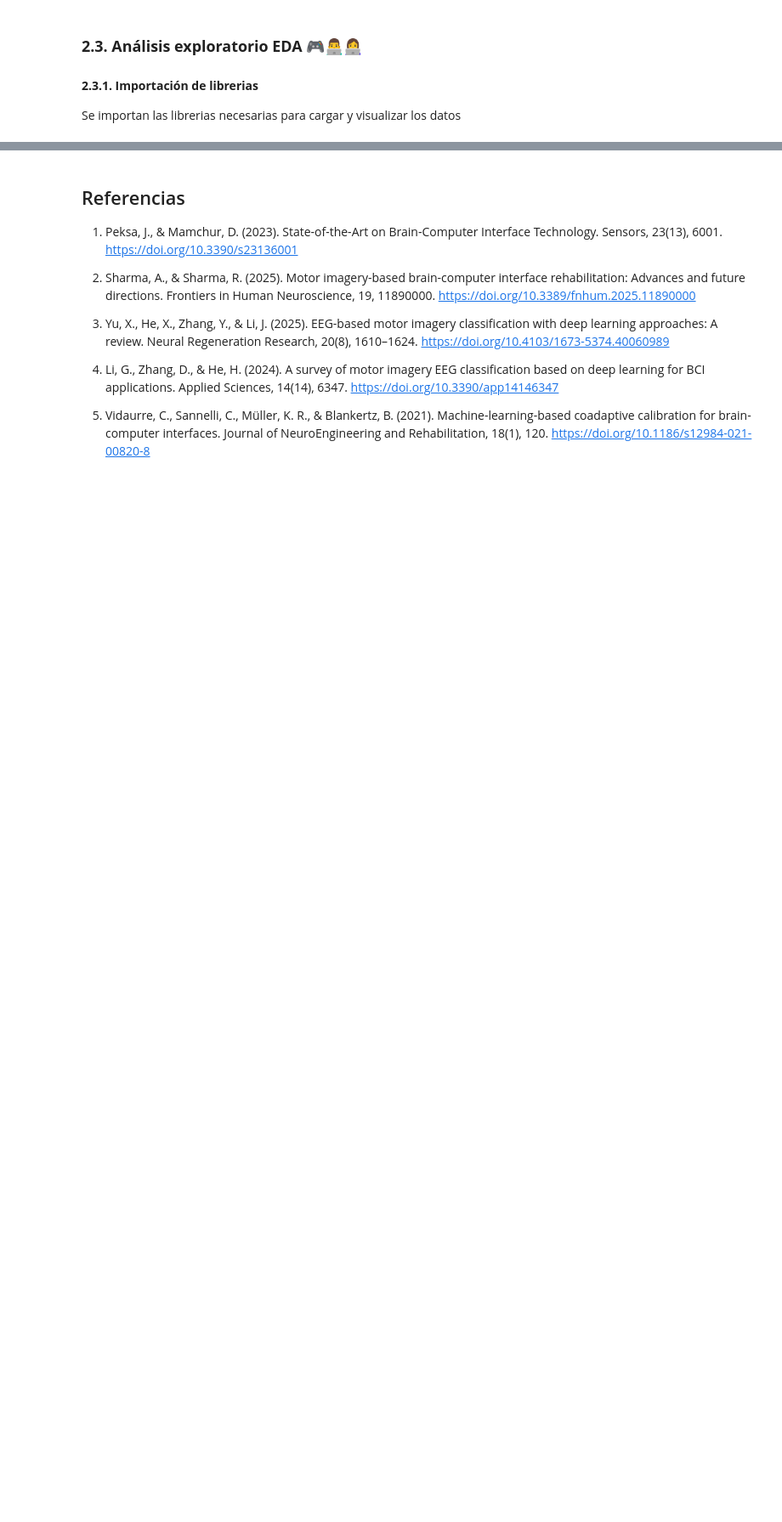
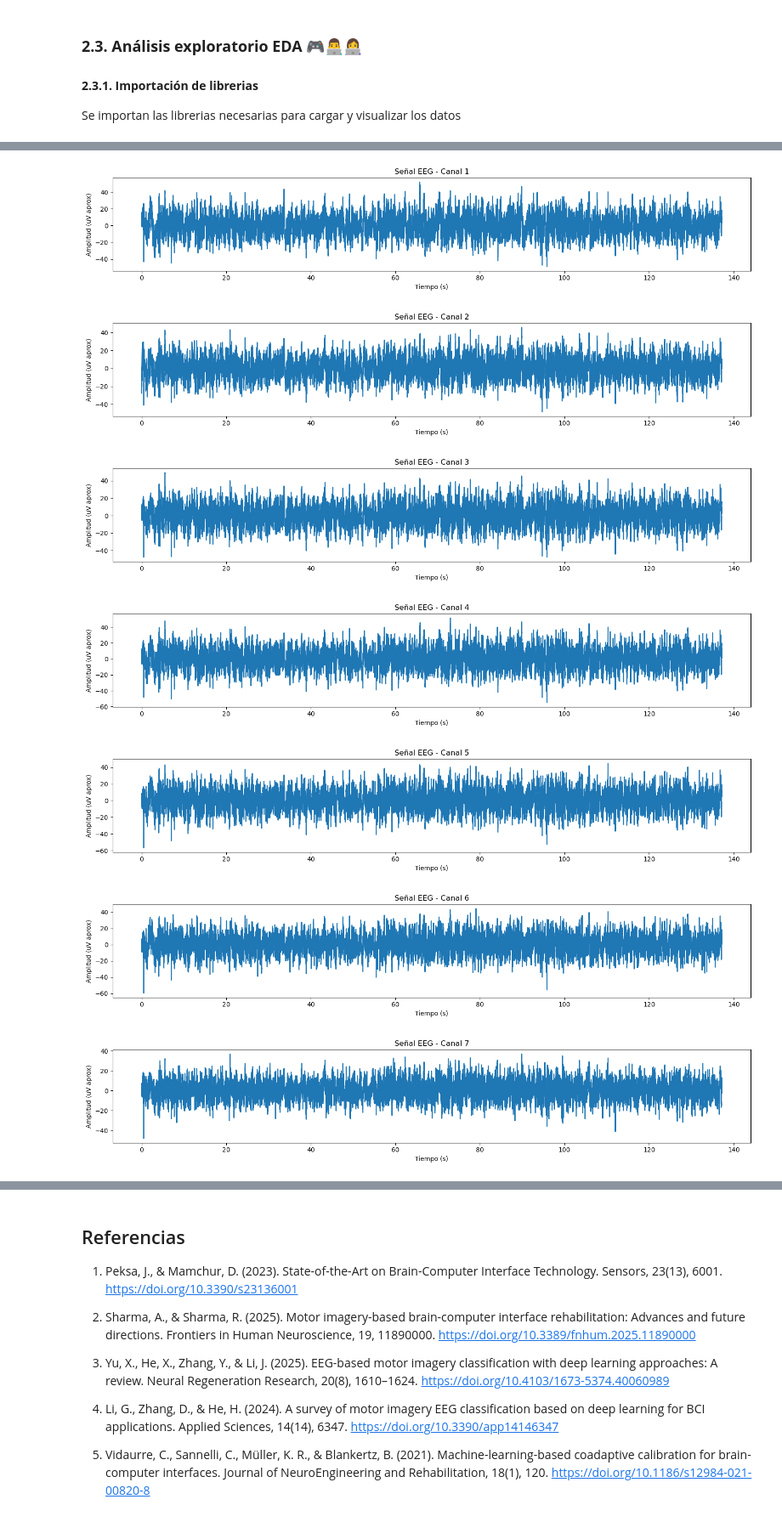
Before and after one commit to miguel-isidro05/GRUPO-05-ISB-2025-II, a Jupyter notebook: Laboratorios/Laboratorio 2 - Base de datos de referencia/Database_reference.ipynb, the cells around one changed output, grey strips where cells are left out. Shown at 85% size. Cells and saved outputs as stored; diff of their text form; code cells hidden in the pictures; blank space fills up the shorter version.

```diff
--- a/Laboratorios/Laboratorio 2 - Base de datos de referencia/Database_reference.ipynb
+++ b/Laboratorios/Laboratorio 2 - Base de datos de referencia/Database_reference.ipynb
@@ -128,0 +133,4 @@ import matplotlib.pyplot as plt
+# %%
+# Ruta al archivo del sujeto 1
+ruta = r"D:\IB PUCP - UPCH 2022\7mo Semestre\Introducción a las Señales Biomédicas\Proyecto EEG BCI\BCICIV-2a-mat\A01E.mat"
+mat = loadmat(ruta)
@@ -128,0 +141,20 @@ import matplotlib.pyplot as plt
+# %%
+# Extraer struct
+data = mat['data'][0,0]
+
+# Señal EEG
+X = np.array(data['X'][0,0])  # ahora sí es (muestras, canales)
+fs = float(data['fs'][0,0])
+
+# Info adicional
+trials = np.array(data['trial']).flatten()
+labels = np.array(data['y']).flatten()
+classes = [c[0] for c in data['classes'][0]]
+age = int(data['age'][0,0])
+gender = data['gender'][0][0]
+
+print("Forma de X (muestras x canales):", X.shape)
+print("Frecuencia de muestreo:", fs, "Hz")
+print("Número de ensayos:", len(trials))
+print("Clases:", classes)
+print("Edad:", age, "| Género:", gender)
@@ -128,0 +173,2 @@ import matplotlib.pyplot as plt
+# %%
+tiempo = np.arange(X.shape[0]) / fs
@@ -128,0 +179,18 @@ import matplotlib.pyplot as plt
+# %%
+# Graficar todos los canales
+for canal in range(X.shape[1]):
+    plt.figure(figsize=(15, 3))  # figura más compacta
+    plt.plot(tiempo, X[:, canal])
+    plt.title(f"Señal EEG - Canal {canal+1}")
+    plt.xlabel("Tiempo (s)")
+    plt.ylabel("Amplitud (uV aprox)")
+    plt.tight_layout()
+    plt.show()
+# %% [output]
+[figure, added]
+[figure, added]
+[figure, added]
+[figure, added]
+[figure, added]
+[figure, added]
+[figure, added]
```
Also changed, not shown: parts of 7 cells of this notebook.
